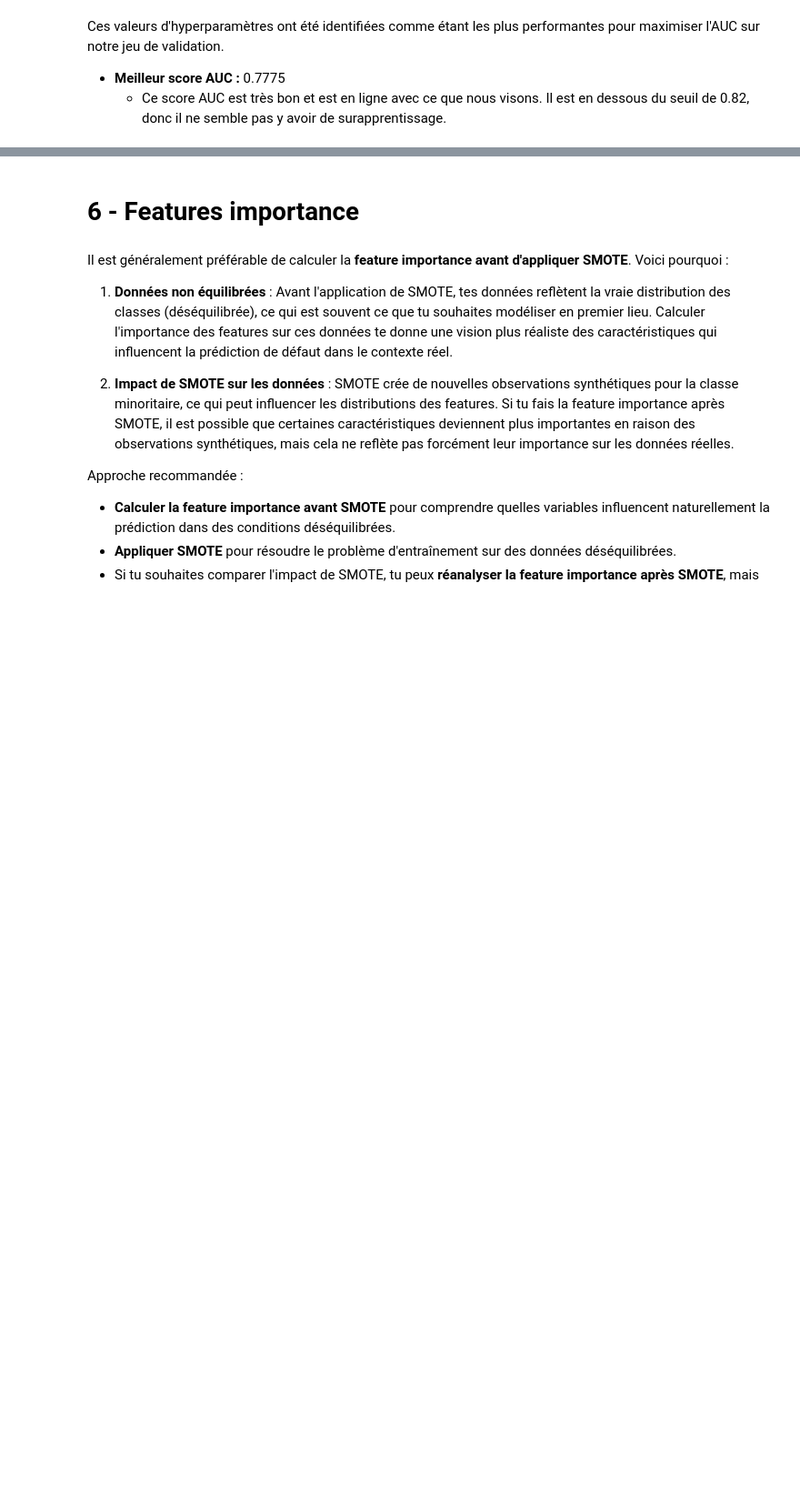
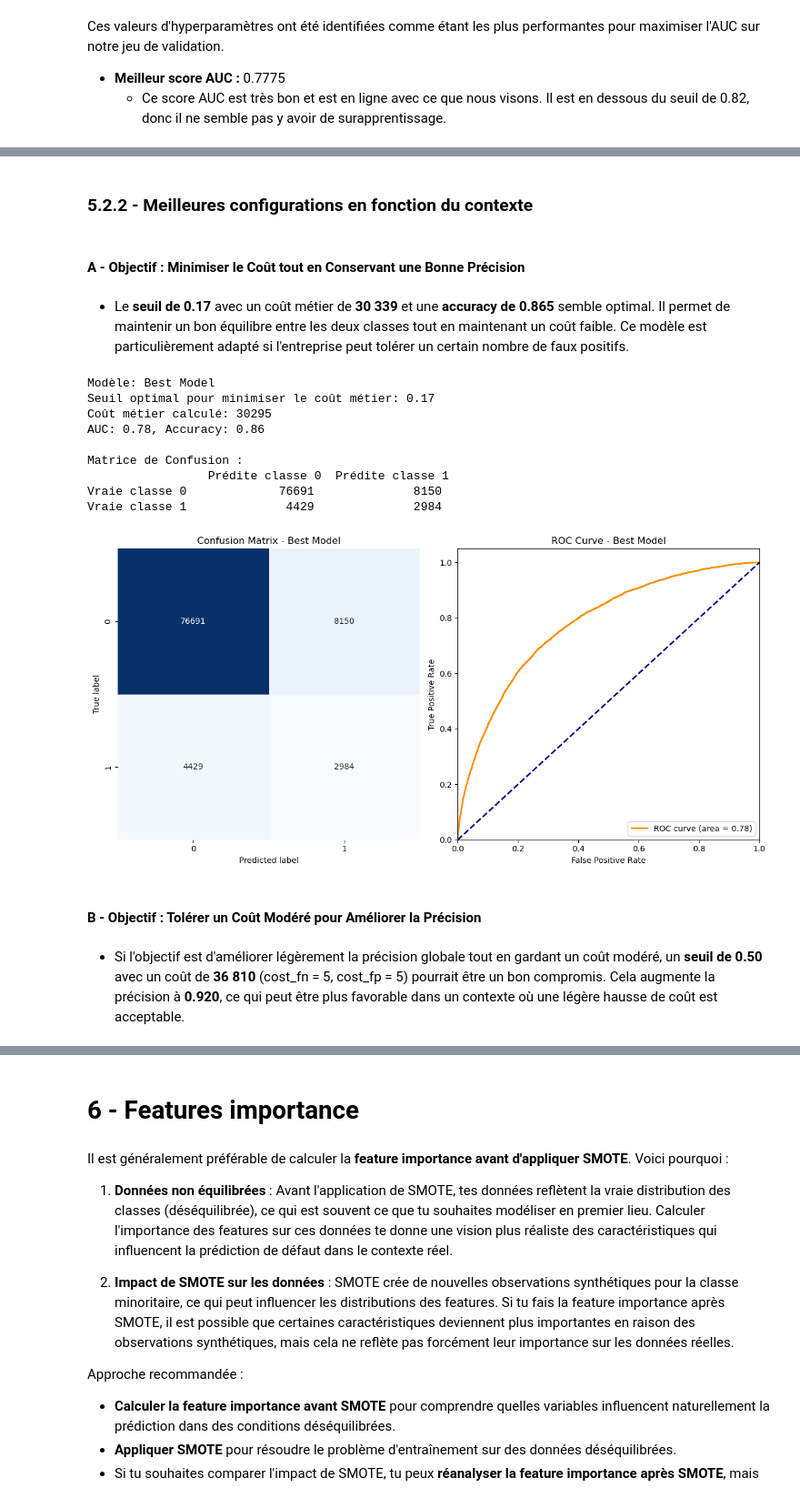
Before and after one commit to GaryMauger/P7_implementer_modele_scoring, a Jupyter notebook: Projet_7_2.ipynb, the cells around one changed output, grey strips where cells are left out. Shown at 91% size. Saved outputs shown, nothing was run; the diff lists cells and outputs as text; code cells hidden in the pictures; blank space fills up the shorter version.

Commit message:
5.2.2 - Meilleures configurations en fonction du contexte

```diff
--- a/Projet_7_2.ipynb
+++ b/Projet_7_2.ipynb
@@ -1074,6 +1102,8 @@ param_grid = {
     'n_estimators': [100, 200, 300],
     'min_child_samples': [20, 30, 50]
 }
+
+model = lgb.LGBMClassifier(random_state=42)
 
 # Initialisation de RandomizedSearchCV
 random_search = RandomizedSearchCV(estimator=model,
@@ -1151,9 +1158,0 @@ Accuracy sur le test set : 0.9204
-# %%
-# Calcul du coût métier
-business_cost_test = business_cost_function(y_val, (y_val_prob >= 0.5).astype(int), cost_fn=5, cost_fp=1)
-print(f"Coût métier sur le test set : {business_cost_test}")
-
-# Recherche du meilleur seuil pour minimiser le coût métier
-best_threshold, best_cost = find_optimal_threshold_for_business_score(y_val, y_val_prob, cost_fn=5, cost_fp=1)
-print(f"Meilleur seuil basé sur le coût métier : {best_threshold}")
-print(f"Coût métier optimal : {best_cost}")
@@ -1163,0 +1263,29 @@ Coût métier optimal : 30058
+# %% [markdown]
+### 5.2.2 - Meilleures configurations en fonction du contexte
+# %% [markdown]
+#### A - Objectif : Minimiser le Coût tout en Conservant une Bonne Précision
+# %% [markdown]
+- Le **seuil de 0.17** avec un coût métier de **30 339** et une **accuracy de 0.865** semble optimal. Il permet de maintenir un bon équilibre entre les deux classes tout en maintenant un coût faible. Ce modèle est particulièrement adapté si l'entreprise peut tolérer un certain nombre de faux positifs.
+# %%
+# Définir les valeurs de notre coût métier
+threshold = 0.17  # Remplacer par la valeur souhaitée
+cost_fn = 5
+cost_fp = 1
+# %%
+# Appel de la fonction d'évaluation avec les bons arguments
+evaluate_final_model(best_model, X_val, y_val, threshold, cost_fn, cost_fp, log_to_mlflow=False)
+# %% [output]
+Modèle: Best Model
+Seuil optimal pour minimiser le coût métier: 0.17
+Coût métier calculé: 30295
+AUC: 0.78, Accuracy: 0.86
+
+Matrice de Confusion :
+                 Prédite classe 0  Prédite classe 1
+Vraie classe 0             76691              8150
+Vraie classe 1              4429              2984
+[figure, added]
+# %% [markdown]
+#### B - Objectif : Tolérer un Coût Modéré pour Améliorer la Précision
+# %% [markdown]
+- Si l'objectif est d'améliorer légèrement la précision globale tout en gardant un coût modéré, un **seuil de 0.50** avec un coût de **36 810** (cost_fn = 5, cost_fp = 5) pourrait être un bon compromis. Cela augmente la précision à **0.920**, ce qui peut être plus favorable dans un contexte où une légère hausse de coût est acceptable.
```
Also changed, not shown: parts of 33 cells of this notebook.
